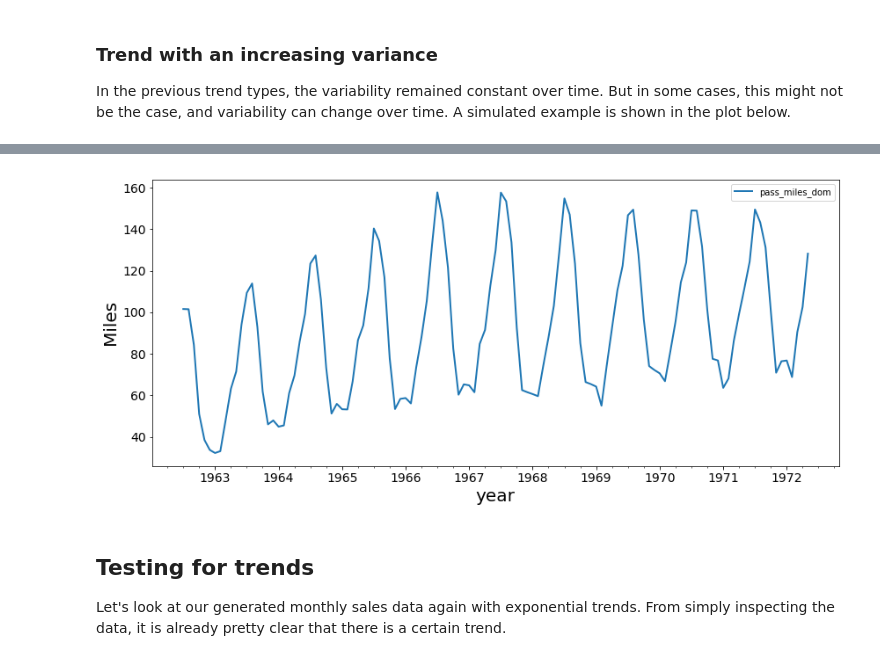
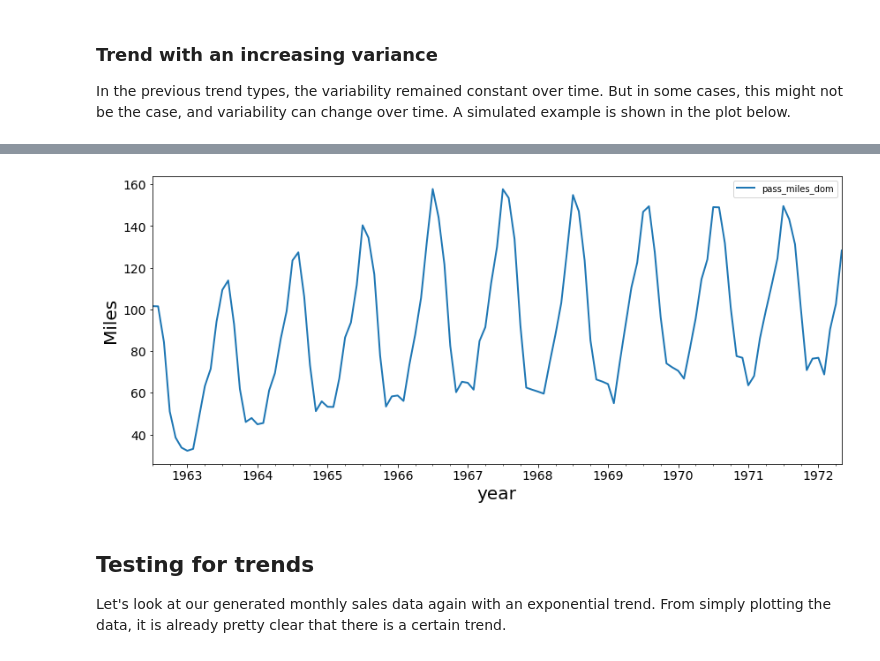
Before and after one commit to learn-co-curriculum/dsc-types-of-trends, a Jupyter notebook: index.ipynb, the cells around one changed output, grey strips where cells are left out. Saved outputs shown, nothing was run; the diff lists cells and outputs as text; code cells hidden in the pictures.

```diff
--- a/index.ipynb
+++ b/index.ipynb
@@ -179,0 +179,5 @@ Obviously, several types of trends can also occur together in time series data.
+# %%
+air = pd.read_csv('airpassengers.csv')
+air['Month'] = pd.to_datetime(air['Month'])
+air.set_index('Month', inplace=True)
+air.head()
@@ -180,17 +192,12 @@ Obviously, several types of trends can also occur together in time series data.
 # %%
-air = pd.read_csv("airpassengers.csv")
-air.Month = pd.to_datetime(air.Month)
-air.set_index('Month', inplace=True)
-air.head()
-
 air.plot(figsize=(14,6), linewidth=2, fontsize=14)
 plt.xlabel('year', fontsize=20)
 plt.ylabel('Miles', fontsize=20);
 # %% [output]
-[figure, old version]
+[figure, new version]
 # %% [markdown]
 ## Testing for trends
 
-Let's look at our generated monthly sales data again with exponential trends. From simply inspecting the data, it is already pretty clear that there is a certain trend.
+Let's look at our generated monthly sales data again with an exponential trend. From simply plotting the data, it is already pretty clear that there is a certain trend.
 # %%
 # generated data
```
Also changed, not shown: parts of 24 cells of this notebook.
